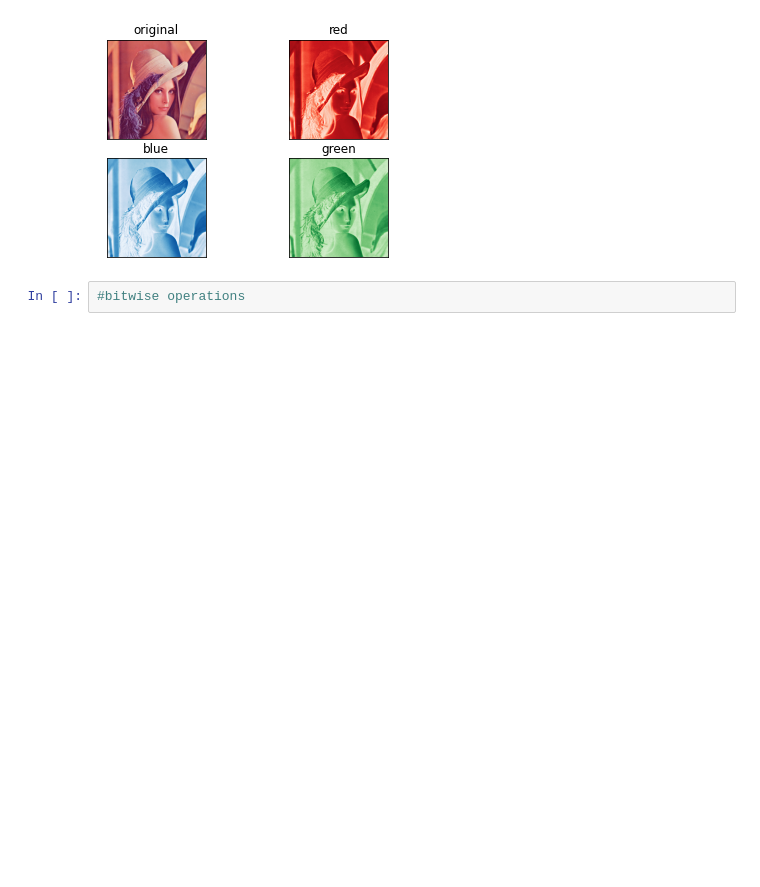
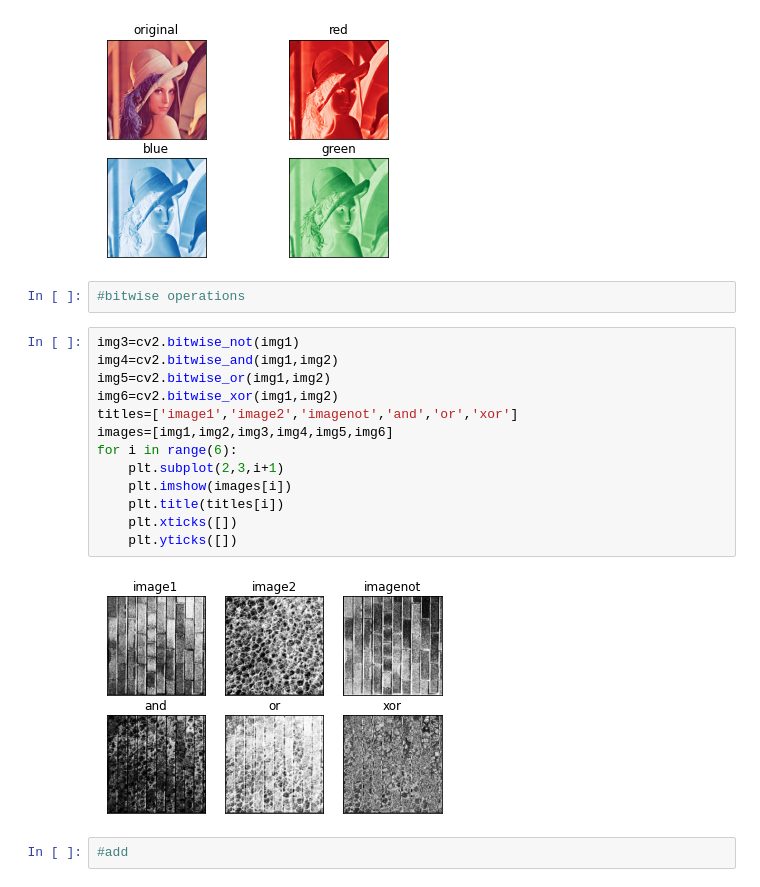
Before and after one commit to tubbytani/image_processing, a Jupyter notebook: opencv/cvimages.ipynb, the cells around one changed output. Saved outputs shown, nothing was run; the diff lists cells and outputs as text; blank space fills up the shorter version.

```diff
--- a/opencv/cvimages.ipynb
+++ b/opencv/cvimages.ipynb
@@ -137,3 +137,20 @@ plt.show()
 [figure]
 # %%
 #bitwise operations
+# %%
+img3=cv2.bitwise_not(img1)
+img4=cv2.bitwise_and(img1,img2)
+img5=cv2.bitwise_or(img1,img2)
+img6=cv2.bitwise_xor(img1,img2)
+titles=['image1','image2','imagenot','and','or','xor']
+images=[img1,img2,img3,img4,img5,img6]
+for i in range(6):
+    plt.subplot(2,3,i+1)
+    plt.imshow(images[i])
+    plt.title(titles[i])
+    plt.xticks([])
+    plt.yticks([])
+# %% [output]
+[figure, added]
+# %%
+#add
```
Also changed, not shown: parts of 2 cells of this notebook.
